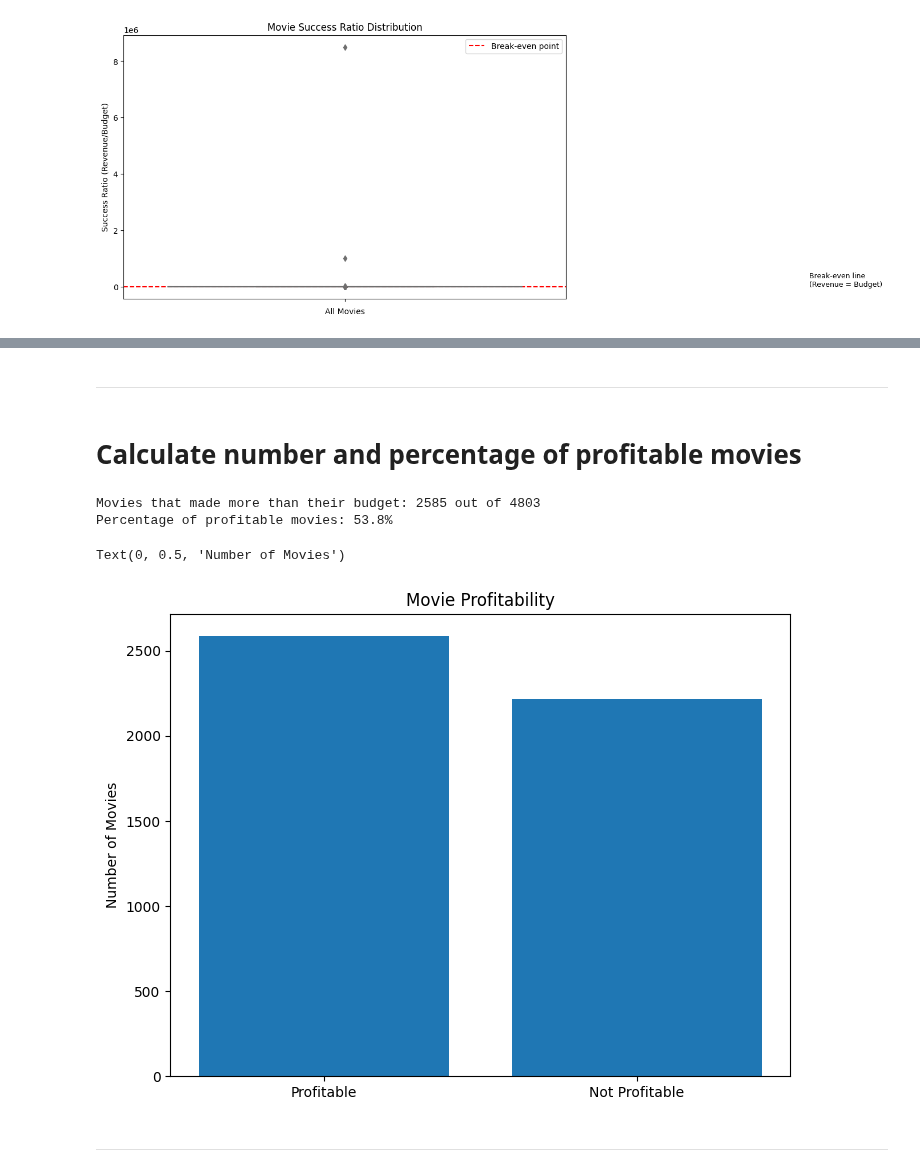
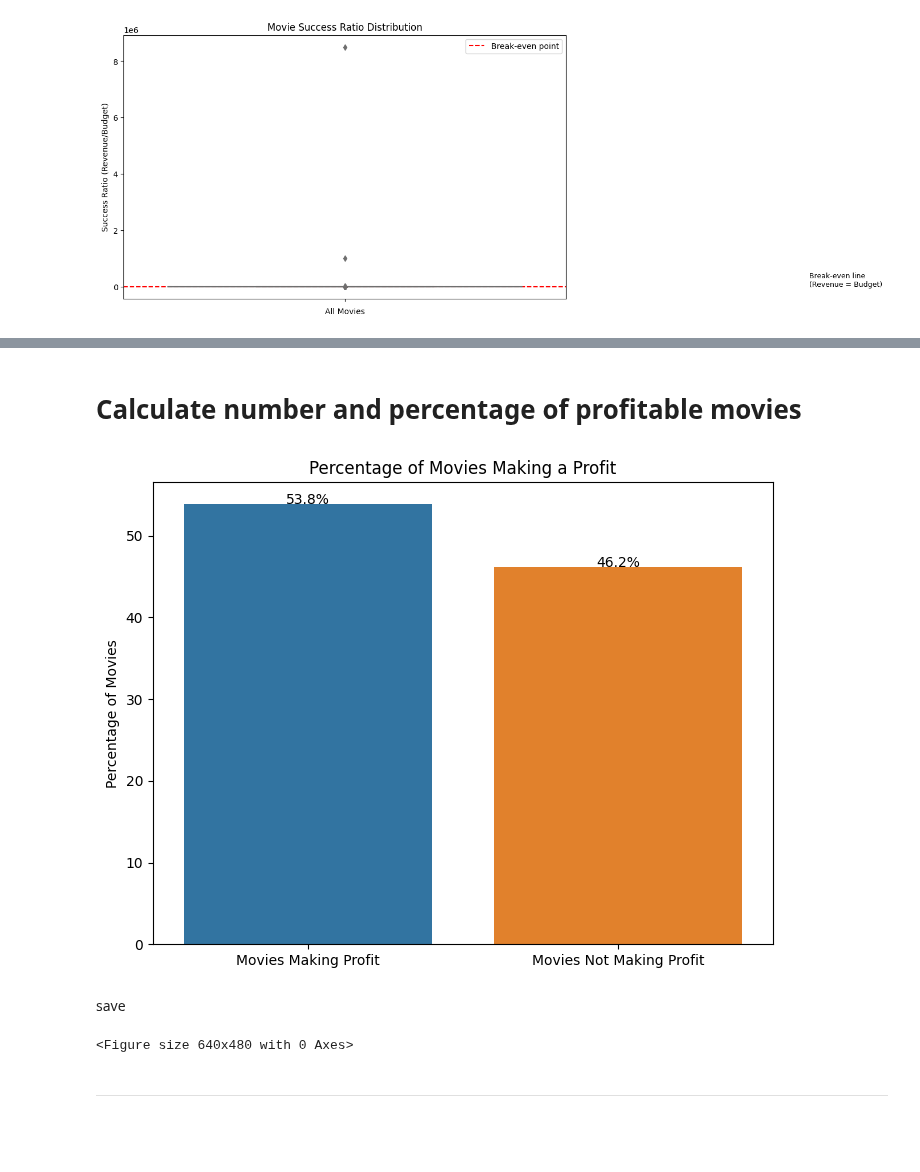
Before and after one commit to Agnieszkalukasiak/Film_Hit_prediction, a Jupyter notebook: jupyter_notebooks/Film_success_study.ipynb, the cells around one changed output, grey strips where cells are left out. Saved outputs shown, nothing was run; the diff lists cells and outputs as text; code cells hidden in the pictures; blank space fills up the shorter version.

Commit message:
add texts and plots to films sucess study

```diff
--- a/jupyter_notebooks/Film_success_study.ipynb
+++ b/jupyter_notebooks/Film_success_study.ipynb
@@ -419,27 +460,34 @@ for i, v in enumerate([percent_profitable, percent_not_profitable]):
-# %% [markdown]
----
 # %% [markdown]
 # Calculate number and percentage of profitable movies
-# %%
-profitable_count = sum(df_millions['success_ratio'] > 1)
-total_movies = len(df_millions)
-
-print(f"Movies that made more than their budget: {profitable_count} out of {total_movies}")
-print(f"Percentage of profitable movies: {(profitable_count/total_movies * 100):.1f}%")
-# %% [output]
-Movies that made more than their budget: 2585 out of 4803
-Percentage of profitable movies: 53.8%
-# %%
-labels = ['Profitable', 'Not Profitable']
-values = [profitable_count, total_movies - profitable_count]
-
-plt.figure(figsize=(8,6))
-plt.bar(labels, values)
-plt.title('Movie Profitability')
-plt.ylabel('Number of Movies')
-# %% [output]
-Text(0, 0.5, 'Number of Movies')
-[figure, removed]
+# %%
+import seaborn as sns
+
+# Calculate percentages
+total = len(df_millions)
+percent_profitable = (sum(df_millions['success_ratio'] > 1) / total) * 100
+percent_not_profitable = 100 - percent_profitable
+
+plt.figure(figsize=(8,6))
+sns.barplot(x=['Movies Making Profit', 'Movies Not Making Profit'],
+          y=[percent_profitable, percent_not_profitable])
+plt.title('Percentage of Movies Making a Profit')
+plt.ylabel('Percentage of Movies')
+
+# Add percentage labels
+for i, v in enumerate([percent_profitable, percent_not_profitable]):
+   plt.text(i, v, f'{v:.1f}%', ha='center')
+# %% [output]
+[figure, added]
+# %% [markdown]
+save
+# %%
+# Save the figure
+plt.savefig('outputs/figures/Percentage_Movies_making_a_profit_plot.png',
+            dpi=300,
+            bbox_inches='tight')
+plt.show()
+# %% [output]
+<Figure size 640x480 with 0 Axes>
 # %% [markdown]
 ---
 # %% [markdown]
```
Also changed, not shown: parts of 13 cells of this notebook, 14 other files.
